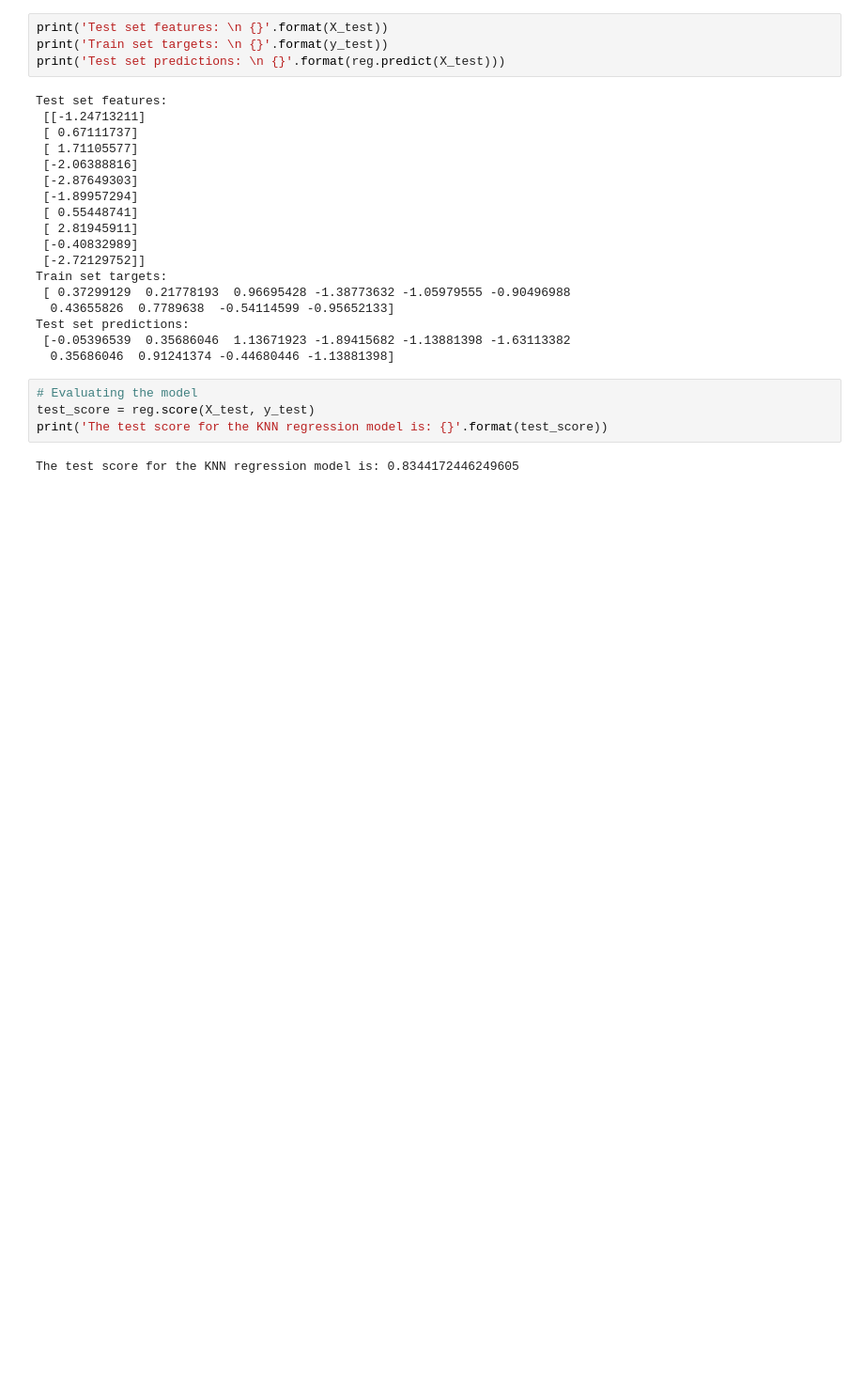
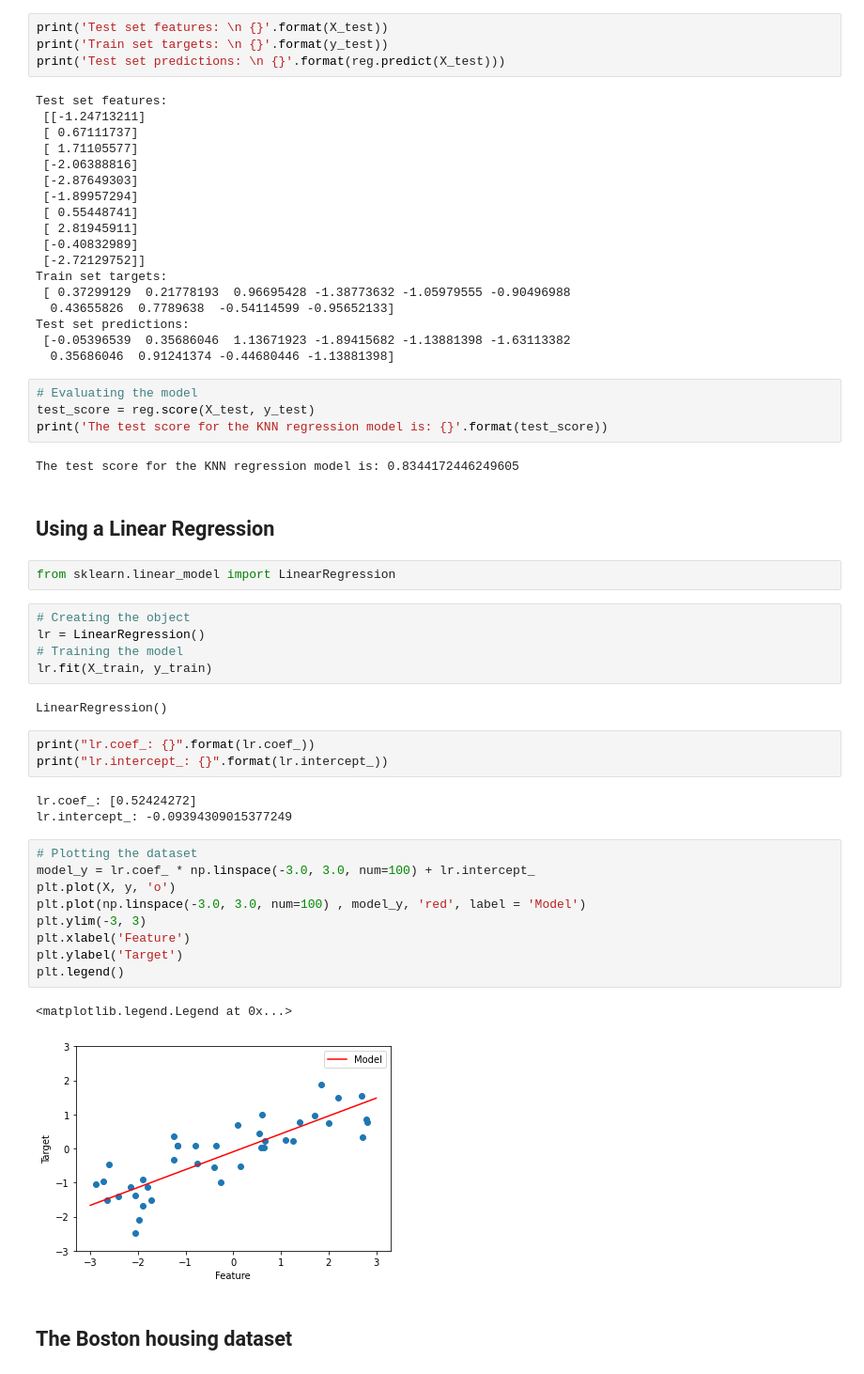
Before and after one commit to MikeS96/ml_course, a Jupyter notebook: Linear_Regression/Linear Regression.ipynb, the cells around one changed output. Shown at 94% size. Cells and saved outputs as stored; diff of their text form; blank space fills up the shorter version.

Commit message:
Added linear regression implementation with sklearn

```diff
--- a/Linear_Regression/Linear Regression.ipynb
+++ b/Linear_Regression/Linear Regression.ipynb
@@ -61,3 +61,34 @@ test_score = reg.score(X_test, y_test)
 print('The test score for the KNN regression model is: {}'.format(test_score))
 # %% [output]
 The test score for the KNN regression model is: 0.8344172446249605
+# %% [markdown]
+## Using a Linear Regression
+# %%
+from sklearn.linear_model import LinearRegression
+# %%
+# Creating the object
+lr = LinearRegression()
+# Training the model
+lr.fit(X_train, y_train)
+# %% [output]
+LinearRegression()
+# %%
+print("lr.coef_: {}".format(lr.coef_))
+print("lr.intercept_: {}".format(lr.intercept_))
+# %% [output]
+lr.coef_: [0.52424272]
+lr.intercept_: -0.09394309015377249
+# %%
+# Plotting the dataset
+model_y = lr.coef_ * np.linspace(-3.0, 3.0, num=100) + lr.intercept_
+plt.plot(X, y, 'o')
+plt.plot(np.linspace(-3.0, 3.0, num=100) , model_y, 'red', label = 'Model')
+plt.ylim(-3, 3)
+plt.xlabel('Feature')
+plt.ylabel('Target')
+plt.legend()
+# %% [output]
+<matplotlib.legend.Legend at 0x...>
+[figure, added]
+# %% [markdown]
+## The  Boston housing dataset
```
Also changed, not shown: parts of 12 cells of this notebook.
